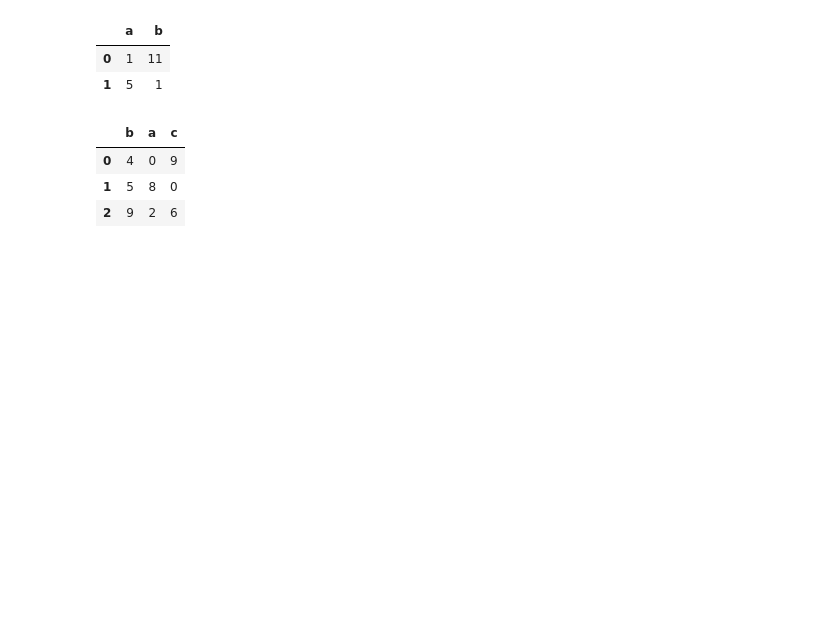
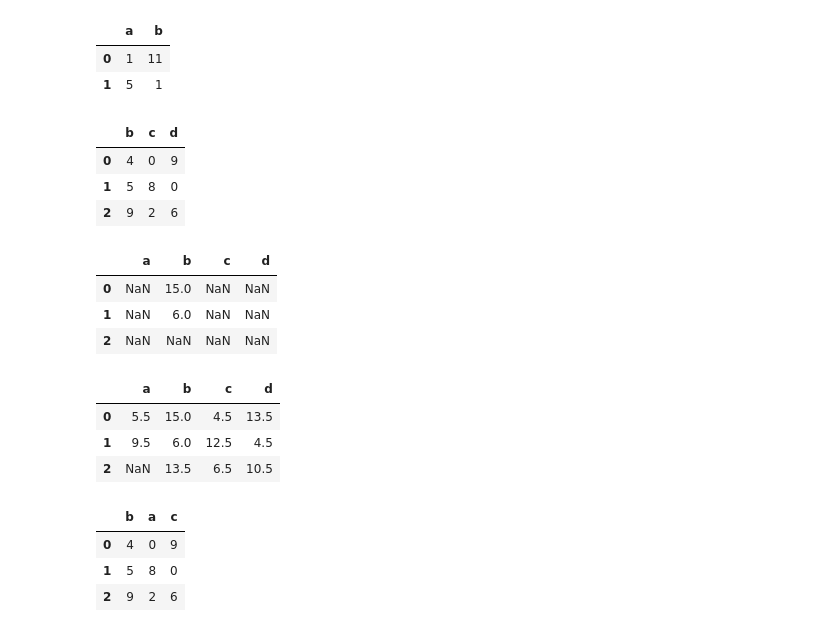
Before and after one commit to bonareri/data-science-class, a Jupyter notebook: 05-Python_for_Data_Science/05_01_Operations_in_Pandas.ipynb, the cells around one changed output. Saved outputs shown, nothing was run; the diff lists cells and outputs as text; code cells hidden in the pictures; blank space fills up the shorter version.

```diff
--- a/05-Python_for_Data_Science/05_01_Operations_in_Pandas.ipynb
+++ b/05-Python_for_Data_Science/05_01_Operations_in_Pandas.ipynb
@@ -143,6 +216,29 @@ A
 |  | a | b |
 | 0 | 1 | 11 |
 | 1 | 5 | 1 |
+# %%
+B = pd.DataFrame(np.random.randint(0, 10, (3, 3)),
+                 columns = ['b', 'c', 'd'])
+B
+# %% [output]
+|  | b | c | d |
+| 0 | 4 | 0 | 9 |
+| 1 | 5 | 8 | 0 |
+| 2 | 9 | 2 | 6 |
+# %%
+A + B
+# %% [output]
+|  | a | b | c | d |
+| 0 | NaN | 15.0 | NaN | NaN |
+| 1 | NaN | 6.0 | NaN | NaN |
+| 2 | NaN | NaN | NaN | NaN |
+# %%
+A.add(B, fill_value = A.values.mean())
+# %% [output]
+|  | a | b | c | d |
+| 0 | 5.5 | 15.0 | 4.5 | 13.5 |
+| 1 | 9.5 | 6.0 | 12.5 | 4.5 |
+| 2 | NaN | 13.5 | 6.5 | 10.5 |
 # %%
 B = pd.DataFrame(np.random.randint(0, 10, (3, 3)),
                  columns=['b', 'a', 'c'])
```
Also changed, not shown: parts of 17 cells of this notebook, 7 other files.
